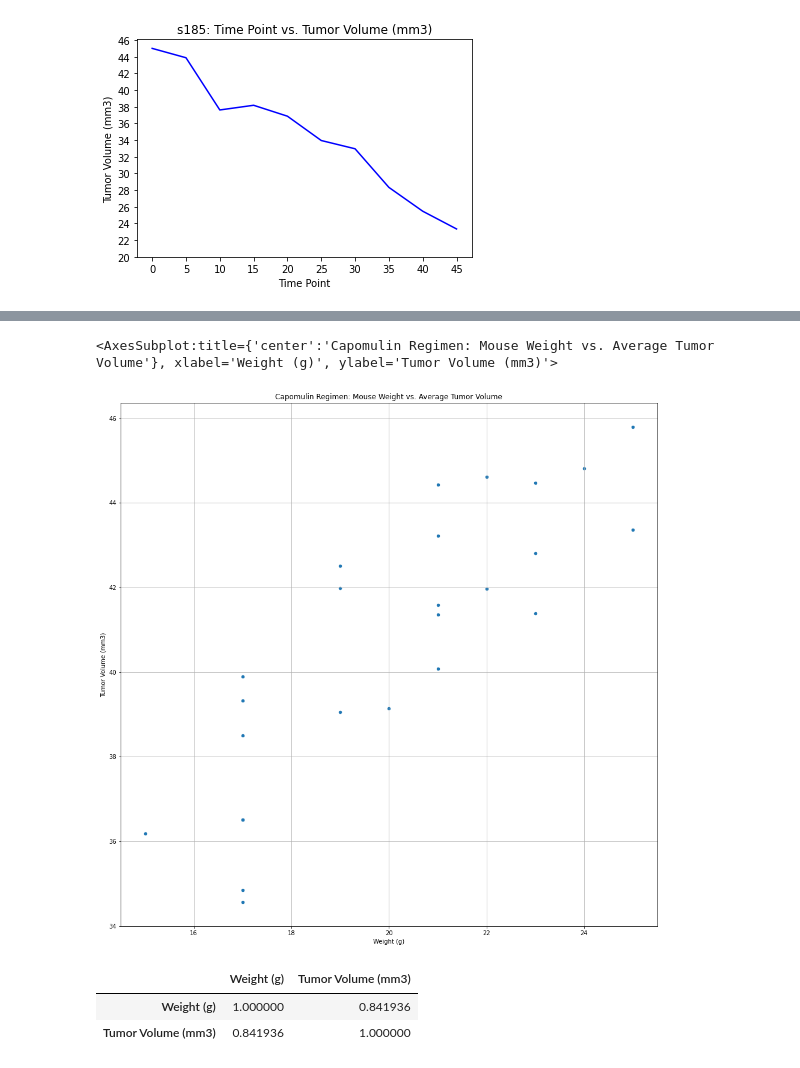
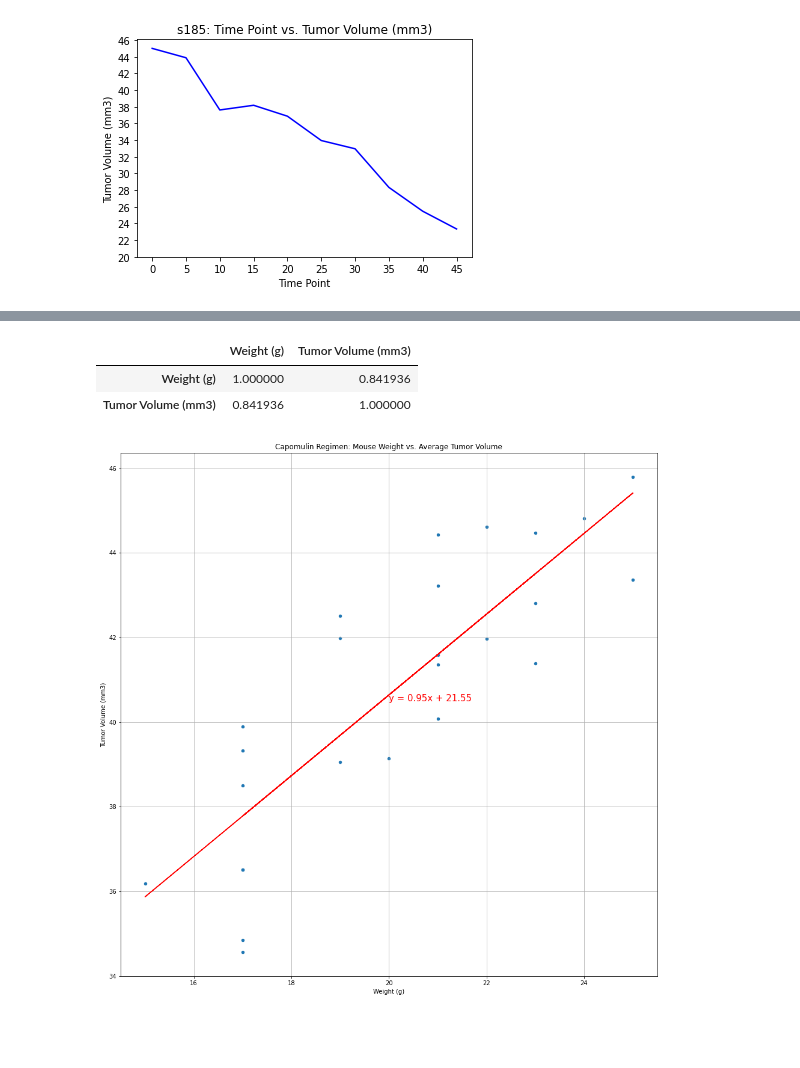
Before and after one commit to KinlayD/matplotlib-challenge, a Jupyter notebook: pymaceuticals.ipynb, the cells around one changed output, grey strips where cells are left out. Drawn from its saved outputs; the diff is of its cells as text; code cells hidden in the pictures; blank space fills up the shorter version.

```diff
--- a/pymaceuticals.ipynb
+++ b/pymaceuticals.ipynb
@@ -269,19 +301,23 @@ vol_vs_weight_indexed
+# %%
+# calculate a linear regression model
+weight_series = pd.Series(vol_vs_weight_indexed["Weight (g)"])
+tumor_vol_series = pd.Series(vol_vs_weight_indexed["Tumor Volume (mm3)"])
+(slope, intercept, rvalue, pvalue, stderr) = sts.linregress(weight_series, tumor_vol_series)
+regress_values = weight_series * slope + intercept
+line_eq = "y = " + str(round(slope,2)) + "x + " + str(round(intercept,2))
+
+# calculate the correlation coefficient between mouse weight vs. average tumor volume for the Capomulin treatment regimen
+correlation_coefficient_df = vol_vs_weight_indexed.corr()
+correlation_coefficient_df
+# %% [output]
+|  | Weight (g) | Tumor Volume (mm3) |
+| Weight (g) | 1.000000 | 0.841936 |
+| Tumor Volume (mm3) | 0.841936 | 1.000000 |
 # %%
-# calculate a linear regression model
-(slope, intercept, rvalue, pvalue, stderr) = sts(vol_vs_weight_indexed["Weight (g)", "Tumor Volume (mm3)"])
-regress_values = vol_vs_weight_indexed["Weight (g)"] * slope + intercept
-line_eq = "y = " + str(round(slope,2)) + "x + " + str(round(intercept,2))
-
 # plot graph with linear regression line
 vol_vs_weight_indexed.plot(kind="scatter", x="Weight (g)", y="Tumor Volume (mm3)", grid=True, figsize=(16,16), title="Capomulin Regimen: Mouse Weight vs. Average Tumor Volume")
+plt.plot(weight_series,regress_values,"r-")
+plt.annotate(line_eq,(20,40.5),fontsize=15,color="red")
+plt.show()
 # %% [output]
-<AxesSubplot:title={'center':'Capomulin Regimen: Mouse Weight vs. Average Tumor Volume'}, xlabel='Weight (g)', ylabel='Tumor Volume (mm3)'>
-[figure, old version]
+[figure, new version]
-# %%
-# calculate the correlation coefficient between mouse weight vs. average tumor volume for the Capomulin treatment regimen
-correlation_coefficient_df = vol_vs_weight_indexed.corr()
-correlation_coefficient_df
-# %% [output]
-|  | Weight (g) | Tumor Volume (mm3) |
-| Weight (g) | 1.000000 | 0.841936 |
-| Tumor Volume (mm3) | 0.841936 | 1.000000 |
```
Also changed, not shown: parts of 8 cells of this notebook.
